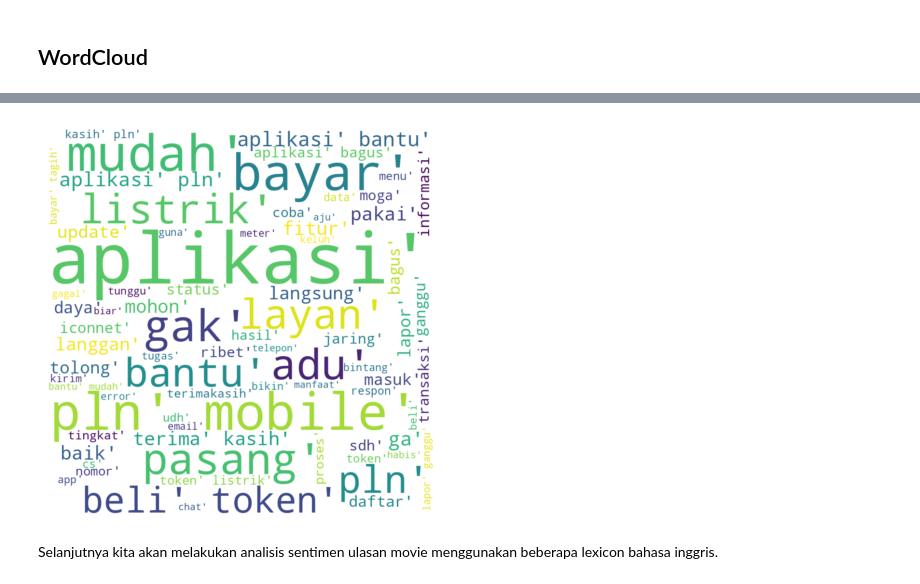
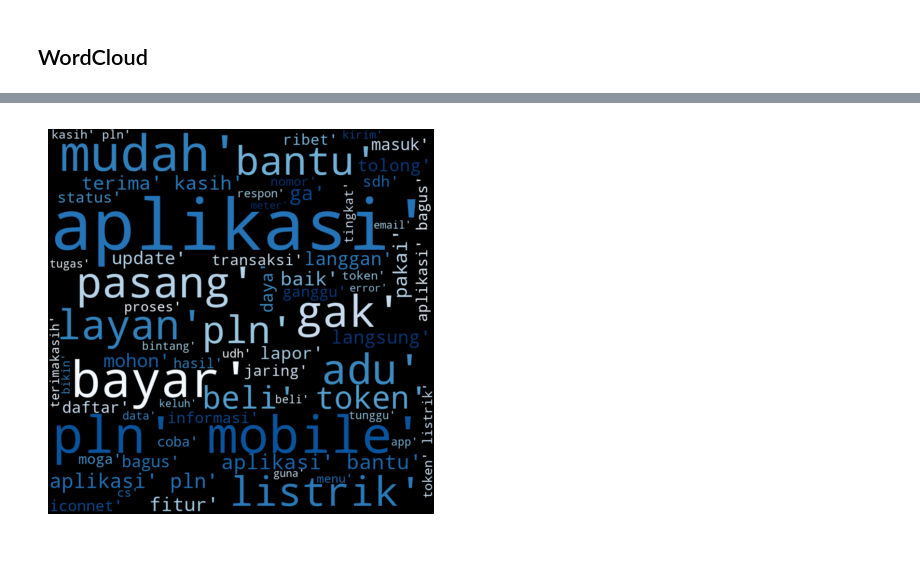
Before and after one commit to naufalmaa/sentiment_analysis_pln_mobile, a Jupyter notebook: analisis-sentimen-unsupervised-lexical.ipynb, the cells around one changed output, grey strips where cells are left out. Drawn from its saved outputs; the diff is of its cells as text; code cells hidden in the pictures; blank space fills up the shorter version.

```diff
--- a/analisis-sentimen-unsupervised-lexical.ipynb
+++ b/analisis-sentimen-unsupervised-lexical.ipynb
@@ -809,18 +854,16 @@ datagroup.to_csv('netral.csv')
 # %%
-netral = pd.read_csv('netral.csv')
+netral = pd.read_csv('output/netral.csv')
 %matplotlib inline
 
 import matplotlib.pyplot as plt
 from wordcloud import WordCloud, ImageColorGenerator
 allWords = ' '.join([twts for twts in  netral['preprocessing']])
-wordCloud = WordCloud(colormap="viridis", background_color='white',
+wordCloud = WordCloud(colormap="Blues", background_color='black',
                        width=800, height=800, random_state=200, max_font_size=200, min_font_size=20).generate(allWords)
 
 plt.figure( figsize=(10,5), facecolor='k', frameon=False)
 plt.imshow(wordCloud, interpolation="bilinear")
 plt.axis('off')
 plt.show()
 # %% [output]
-[figure, old version]
+[figure, new version]
-# %% [markdown]
-Selanjutnya kita akan melakukan analisis sentimen ulasan movie menggunakan beberapa lexicon bahasa inggris.
```
Also changed, not shown: parts of 57 cells of this notebook, 7 other files.
